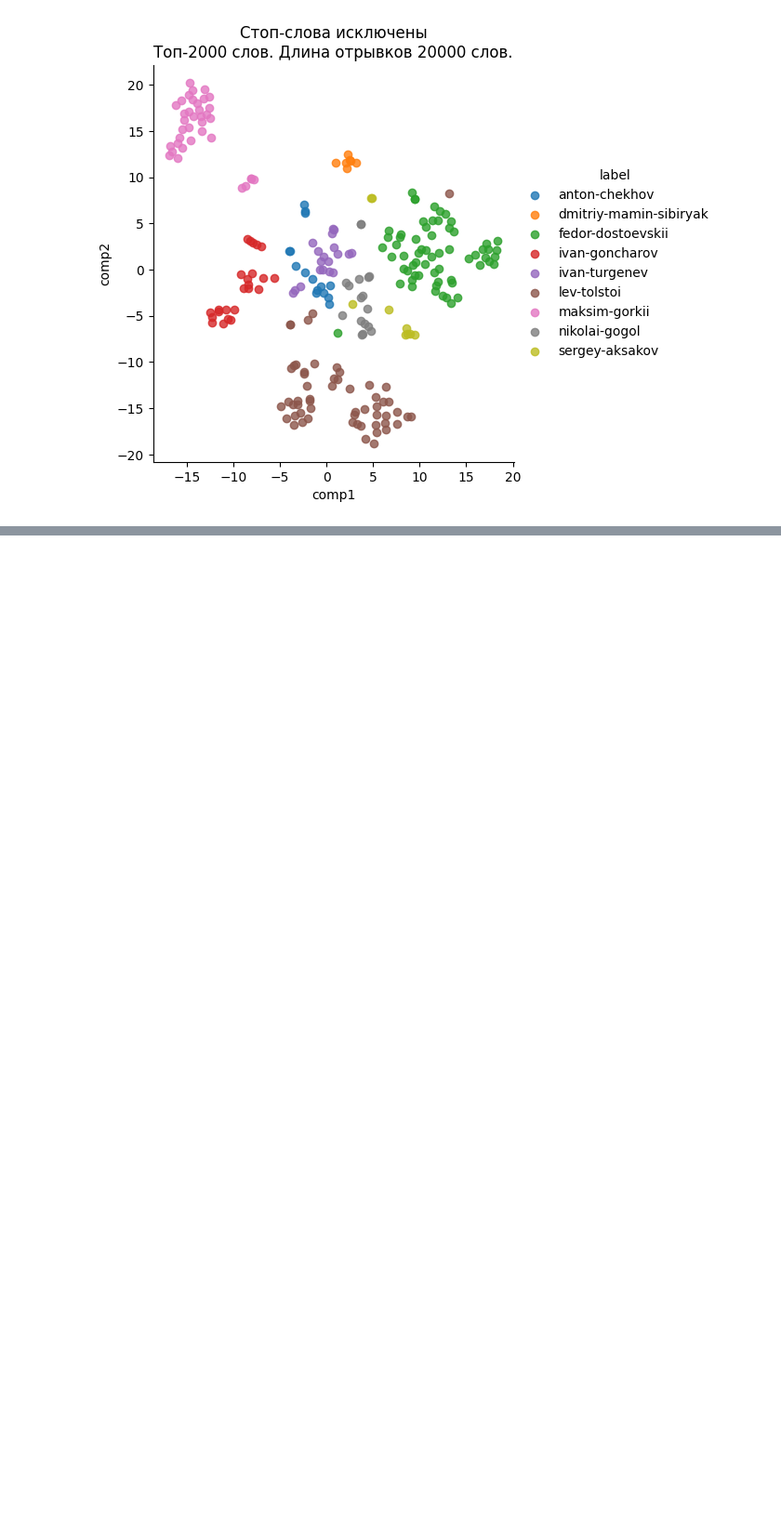
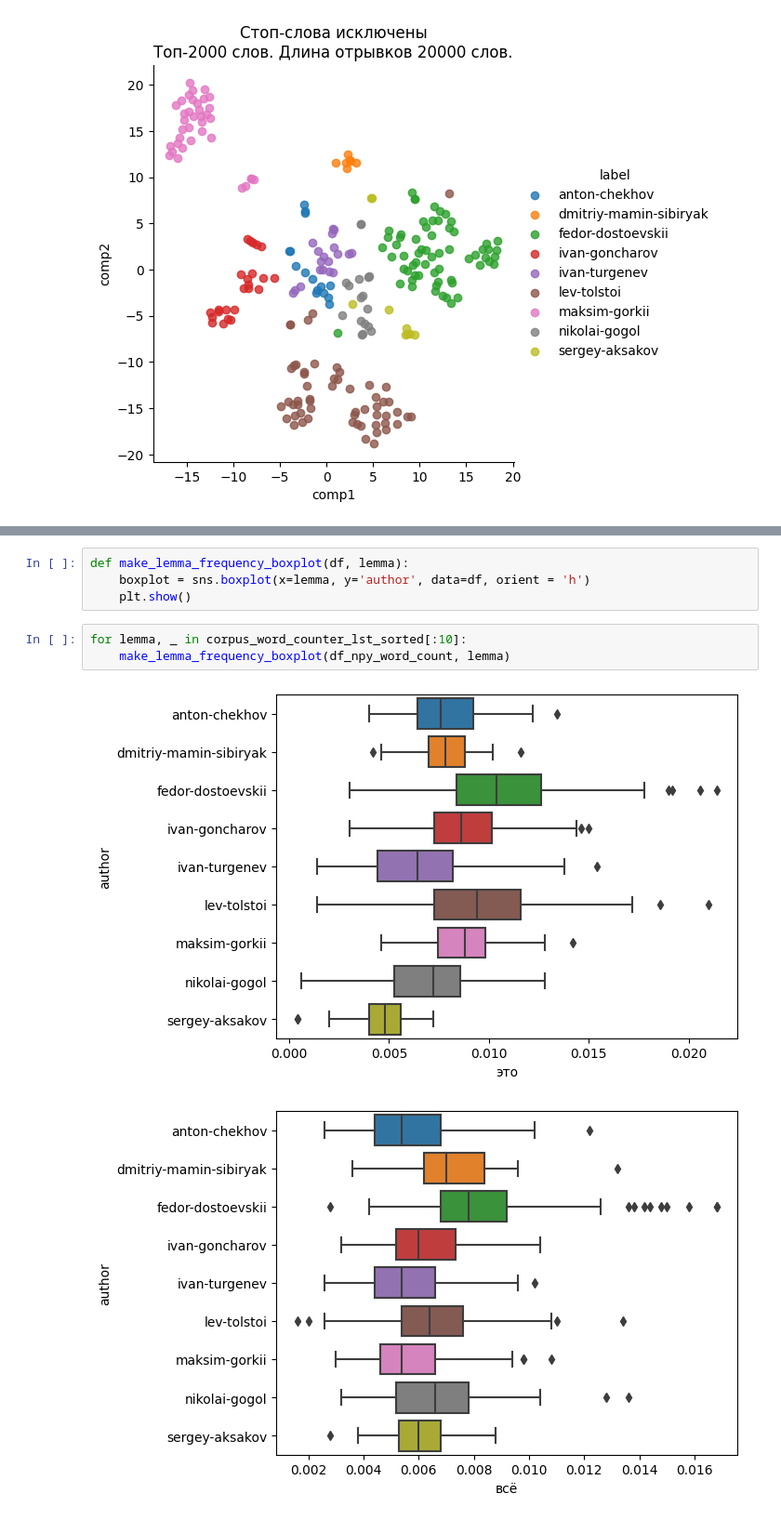
Before and after one commit to ksGrom/author_id, a Jupyter notebook: Kirill/Анализ_текстов_Слова.ipynb, the cells around one changed output, grey strips where cells are left out. Shown at 93% size. Drawn from its saved outputs; the diff is of its cells as text; blank space fills up the shorter version.

```diff
--- a/Kirill/Анализ_текстов_Слова.ipynb
+++ b/Kirill/Анализ_текстов_Слова.ipynb
@@ -143,0 +169,10 @@ for n_top_words, excerpt_mul in variants:
+# %%
+def make_lemma_frequency_boxplot(df, lemma):
+    boxplot = sns.boxplot(x=lemma, y='author', data=df, orient = 'h')
+    plt.show()
+# %%
+for lemma, _ in corpus_word_counter_lst_sorted[:10]:
+    make_lemma_frequency_boxplot(df_npy_word_count, lemma)
+# %% [output]
+[figure, added]
+[figure, added]
```
Also changed, not shown: parts of 5 cells of this notebook.
